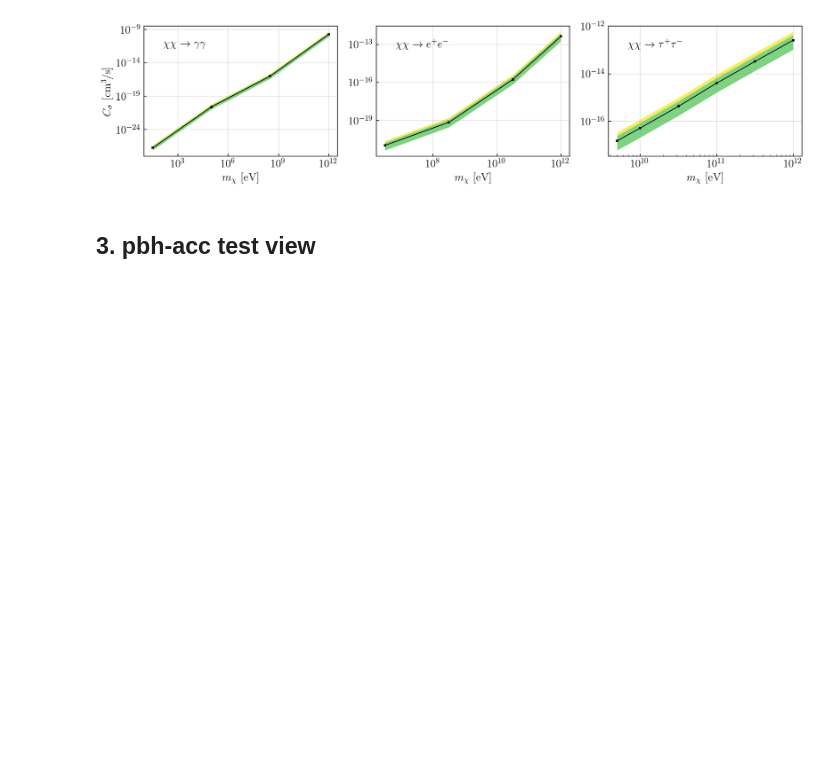
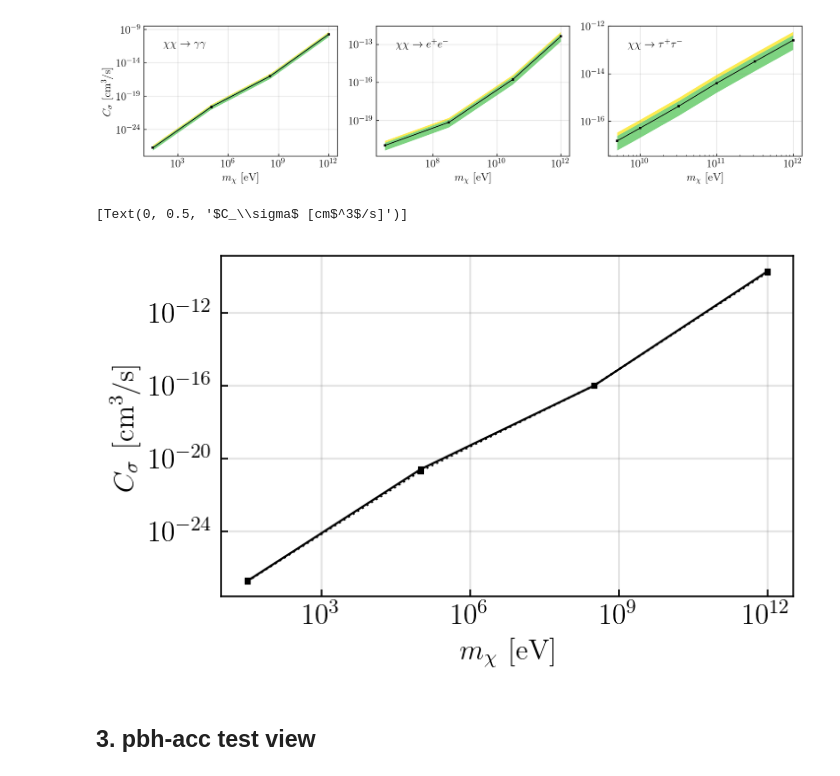
Before and after one commit to yitiansun/DM21cm, a Jupyter notebook: plotting/limits.ipynb, the cells around one changed output. Saved outputs shown, nothing was run; the diff lists cells and outputs as text; code cells hidden in the pictures; blank space fills up the shorter version.

Commit message:
pwave m cutoff comparison

```diff
--- a/plotting/limits.ipynb
+++ b/plotting/limits.ipynb
@@ -154,6 +154,19 @@ axs[0].set(ylabel=r'$C_\sigma$ [cm$^3$/s]')
 fig.savefig('paper2/pwave-limits.pdf', bbox_inches='tight')
 # %% [output]
 [figure]
+# %%
+fig, ax = plt.subplots(1, 1, figsize=(5, 3))
+
+plot_limits(ax, 'pwave-phot-250630', plot_sigma=False)
+plot_limits(ax, 'pwave-phot-mc1e11-250630', ls=':', plot_sigma=False)
+ax.set(xscale='log', yscale='log')
+ax.set(xlabel=r'$m_\chi$ [eV]', )
+ax.grid(color='0.5', alpha=0.2, linewidth=1, linestyle='-')
+
+ax.set(ylabel=r'$C_\sigma$ [cm$^3$/s]')
+# %% [output]
+[Text(0, 0.5, '$C_\\sigma$ [cm$^3$/s]')]
+[figure, added]
 # %% [markdown]
 ## 3. pbh-acc test view
 # %%
```
Also changed, not shown: 1 other file.
